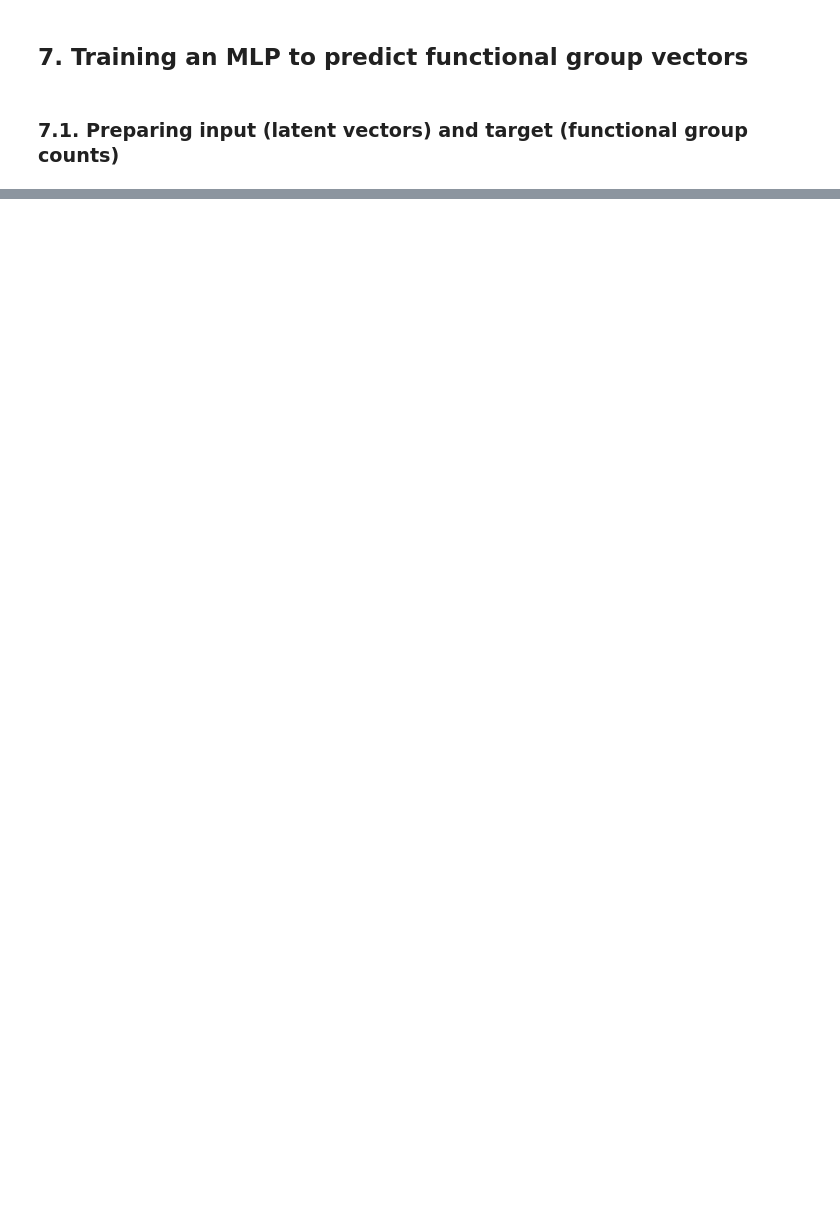
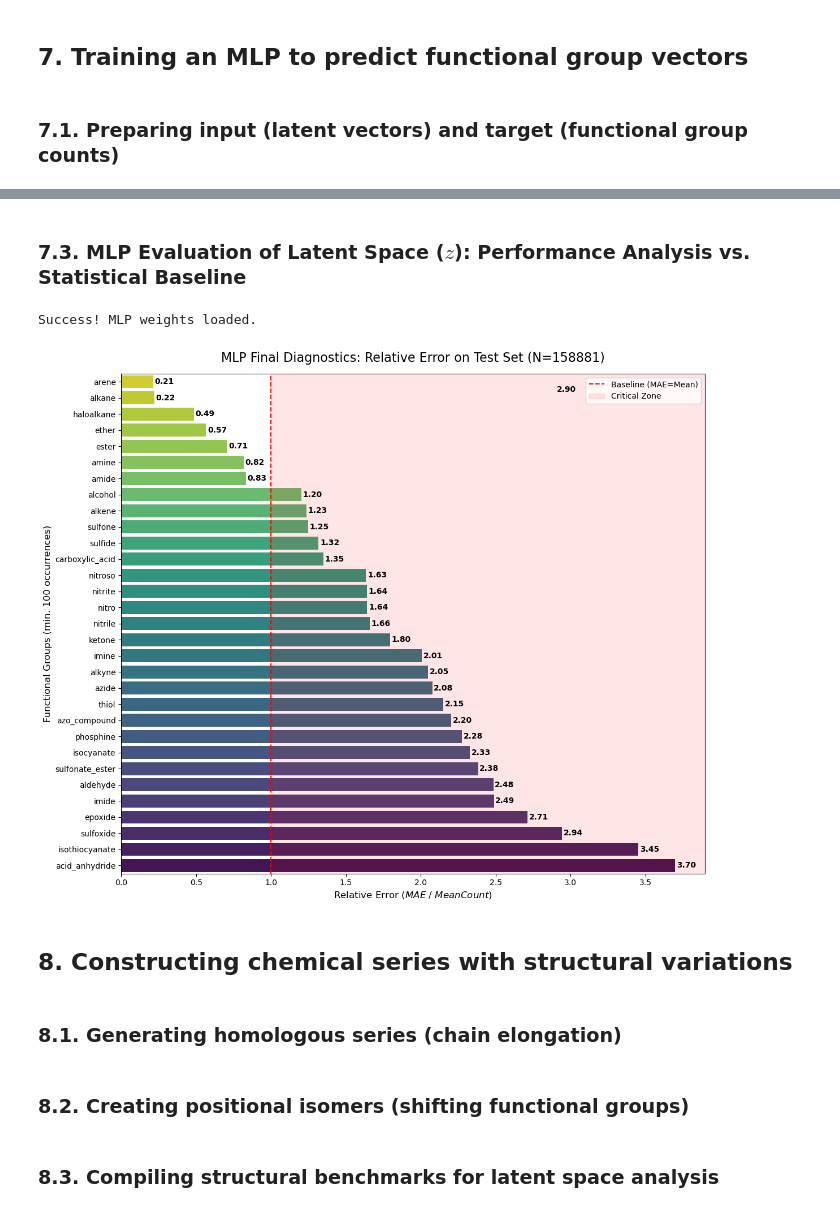
Before and after one commit to JanAndrzejewski050/Molecular-Spectro-Latent-Modeling, a Jupyter notebook: selfies_intro.ipynb, the cells around one changed output, grey strips where cells are left out. Drawn from its saved outputs; the diff is of its cells as text; code cells hidden in the pictures; blank space fills up the shorter version.

```diff
--- a/selfies_intro.ipynb
+++ b/selfies_intro.ipynb
@@ -1713,0 +1879,22 @@ Computing t-SNE (this might take a moment)...
+# %% [markdown]
+### 7.3. MLP Evaluation of Latent Space ($z$): Performance Analysis vs. Statistical Baseline
+# %%
+''' Loading the trained MLP model weights '''
+
+# 1. Define the same path and filename as used during saving
+mlp_filename = 'mlp_latent_master_loss008.pt'
+mlp_load_path = os.path.join(BIGDATA_MODELS, mlp_filename)
+
+# 2. Initialize the model architecture first
+# Must use the same dimensions (512 -> 39)
+mlp_loaded = MLP(in_dim=512, out_dim=39).to(device)
+
+# 3. Load the state dictionary into the model instance
+if os.path.exists(mlp_load_path):
+    model.load_state_dict(torch.load(mlp_load_path, map_location=device))
+    model.eval() # Set to evaluation mode immediately
+    print(f"Success! MLP weights loaded.")
+else:
+    print(f"Error: MLP weights not found at {mlp_load_path}")
+# %% [output]
+Success! MLP weights loaded.
@@ -1713,0 +1934,58 @@ Computing t-SNE (this might take a moment)...
+# %%
+''' Plotting Final Diagnostics for MLP on Test Set '''
+
+# 1. Get filtered data
+test_diagnostic_df = get_diagnostic_df(mlp, X_test, y_test, fg_cols, min_occ=100)
+plot_df = test_diagnostic_df.sort_values('Rel_Error', ascending=False)
+
+# 2. Simplified Plotting
+plt.figure(figsize=(12, 10))
+ax = sns.barplot(
+    data=test_diagnostic_df,
+    x='Rel_Error',
+    y='Group',
+    hue='Group',
+    palette='viridis_r',
+    legend=False
+)
+# Adjust x-axis limit dynamically
+max_err = test_diagnostic_df['Rel_Error'].max()
+plt.xlim(0, max(1.2, max_err + 0.2))
+
+# 3. Add baseline, zone and labels
+plt.axvline(1.0, color='red', ls='--', label='Baseline (MAE=Mean)', zorder=5)
+plt.axvspan(1.0, plt.xlim()[1], color='red', alpha=0.1, label='Critical Zone')
+
+for p in ax.patches:
+    width = p.get_width()
+    ax.text(
+        width + 0.01,
+        p.get_y() + p.get_height()/2,
+        f'{width:.2f}',
+        va='center',
+        weight='bold',
+        fontsize=10
+    )
+
+plt.title(f'MLP Final Diagnostics: Relative Error on Test Set (N={len(X_test)})', fontsize=16, pad=15)
+plt.xlabel('Relative Error ($MAE$ / $Mean Count$)', fontsize=12)
+plt.ylabel('Functional Groups (min. 100 occurrences)', fontsize=12)
+plt.legend(loc='upper right')
+
+plt.tight_layout()
+
+# Save plot to folder
+save_path = os.path.join(IMAGE_DIR, 'mlp_master_latent.png')
+plt.savefig(save_path, dpi=300, bbox_inches='tight')
+
+plt.show()
+# %% [output]
+[figure, added]
+# %% [markdown]
+## 8. Constructing chemical series with structural variations
+# %% [markdown]
+### 8.1. Generating homologous series (chain elongation)
+# %% [markdown]
+### 8.2. Creating positional isomers (shifting functional groups)
+# %% [markdown]
+### 8.3. Compiling structural benchmarks for latent space analysis
```
Also changed, not shown: parts of 55 cells of this notebook, 3 other files.
